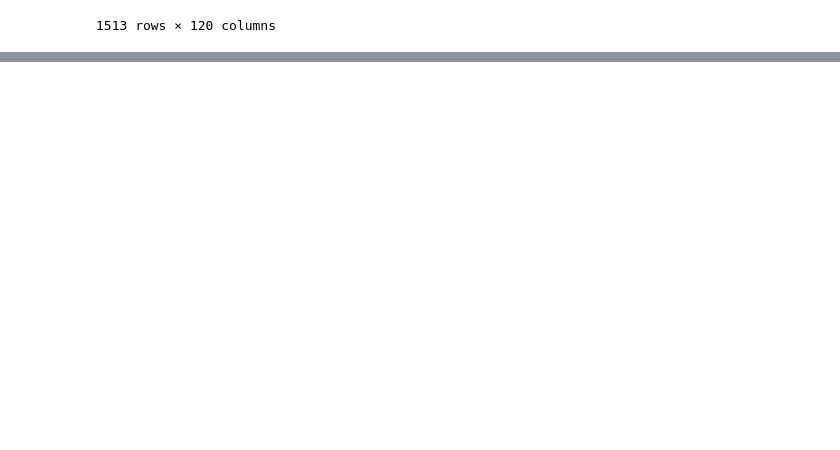
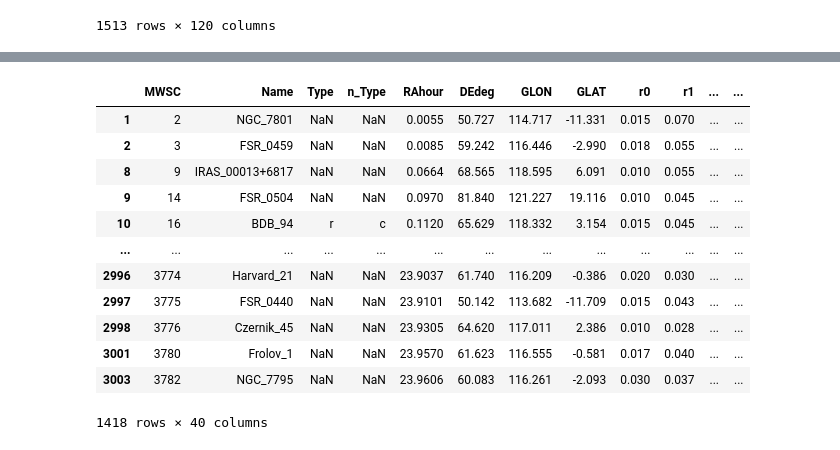
Before and after one commit to jpbatleidenuniv/BRP, a Jupyter notebook: Notebooks/Hunt_notebook.ipynb, the cells around one changed output, grey strips where cells are left out. Saved outputs shown, nothing was run; the diff lists cells and outputs as text; code cells hidden in the pictures; blank space fills up the shorter version.

```diff
--- a/Notebooks/Hunt_notebook.ipynb
+++ b/Notebooks/Hunt_notebook.ipynb
@@ -164,0 +182,4 @@ allnamemerge
+# %%
+khar_open = khar_nonglob.loc[khar['Type'] != 'a']
+
+khar_open
@@ -164,0 +200,19 @@ allnamemerge
+# %%
+# Find rows in df1 that are not in df2 based on 'column_name'
+result_df = khar_open[~khar_open['Name'].isin(allnamemerge['synonym'])]
+
+result_df
+# %% [output]
+|  | MWSC | Name | Type | n_Type | RAhour | DEdeg | GLON | GLAT | r0 | r1 | ... | ... |
+| 1 | 2 | NGC_7801 | NaN | NaN | 0.0055 | 50.727 | 114.717 | -11.331 | 0.015 | 0.070 | ... | ... |
+| 2 | 3 | FSR_0459 | NaN | NaN | 0.0085 | 59.242 | 116.446 | -2.990 | 0.018 | 0.055 | ... | ... |
+| 8 | 9 | IRAS_00013+6817 | NaN | NaN | 0.0664 | 68.565 | 118.595 | 6.091 | 0.010 | 0.055 | ... | ... |
+| 9 | 14 | FSR_0504 | NaN | NaN | 0.0970 | 81.840 | 121.227 | 19.116 | 0.010 | 0.045 | ... | ... |
+| 10 | 16 | BDB_94 | r | c | 0.1120 | 65.629 | 118.332 | 3.154 | 0.015 | 0.045 | ... | ... |
+| ... | ... | ... | ... | ... | ... | ... | ... | ... | ... | ... | ... | ... |
+| 2996 | 3774 | Harvard_21 | NaN | NaN | 23.9037 | 61.740 | 116.209 | -0.386 | 0.020 | 0.030 | ... | ... |
+| 2997 | 3775 | FSR_0440 | NaN | NaN | 23.9101 | 50.142 | 113.682 | -11.709 | 0.015 | 0.043 | ... | ... |
+| 2998 | 3776 | Czernik_45 | NaN | NaN | 23.9305 | 64.620 | 117.011 | 2.386 | 0.010 | 0.028 | ... | ... |
+| 3001 | 3780 | Frolov_1 | NaN | NaN | 23.9570 | 61.623 | 116.555 | -0.581 | 0.017 | 0.040 | ... | ... |
+| 3003 | 3782 | NGC_7795 | NaN | NaN | 23.9606 | 60.083 | 116.261 | -2.093 | 0.030 | 0.037 | ... | ... |
+1418 rows × 40 columns
```
Also changed, not shown: parts of 2 cells of this notebook.
